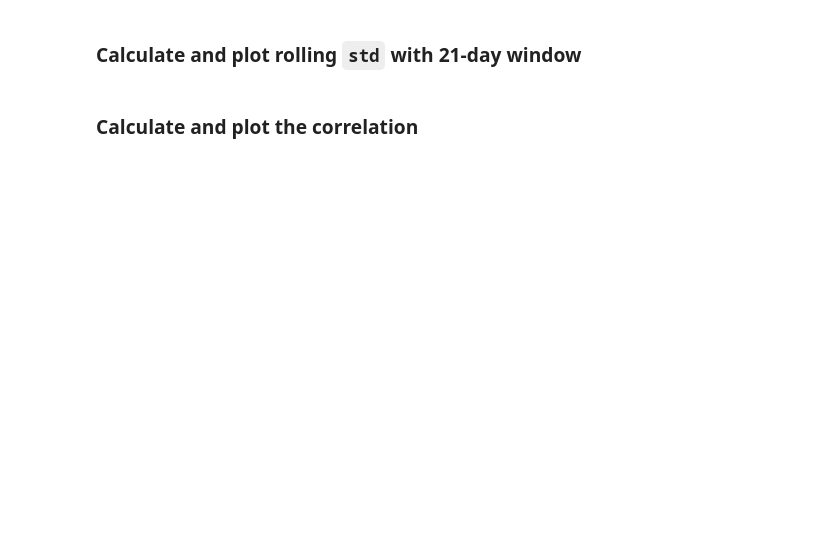
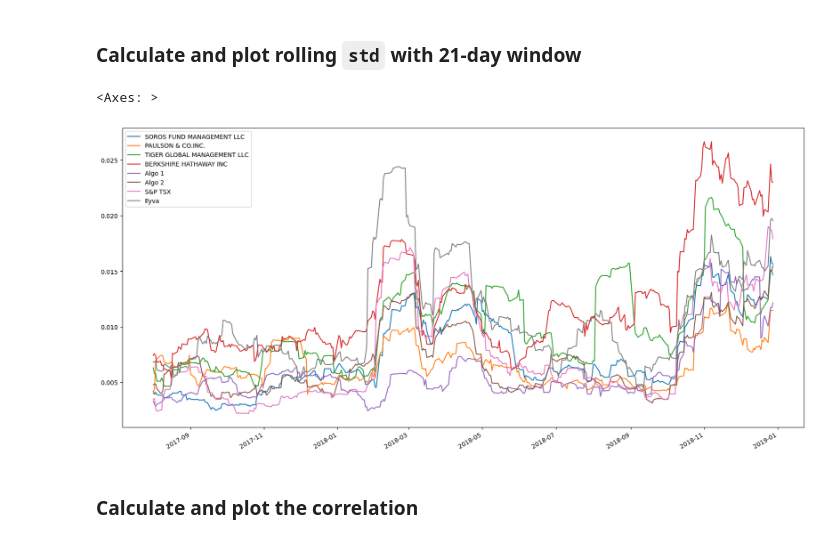
Before and after one commit to eyva19/Portfolio_perfomance_assessment, a Jupyter notebook: whale_analysis.ipynb, the cells around one changed output. Saved outputs shown, nothing was run; the diff lists cells and outputs as text; code cells hidden in the pictures; blank space fills up the shorter version.

```diff
--- a/whale_analysis.ipynb
+++ b/whale_analysis.ipynb
@@ -599,8 +625,13 @@ data_all.head(3)
 ### Calculate and plot rolling `std` with 21-day window
 # %%
 # Calculate rolling standard deviation
+data_all_rolling_21 = data_all.rolling(window=21).std()
 
-# Plot rolling standard deviation
+# Plot the rolling standard deviation
+data_all_rolling_21.plot(figsize=(20,10))
+# %% [output]
+<Axes: >
+[figure, added]
 # %% [markdown]
 ### Calculate and plot the correlation
 # %%
```
Also changed, not shown: parts of 11 cells of this notebook.
